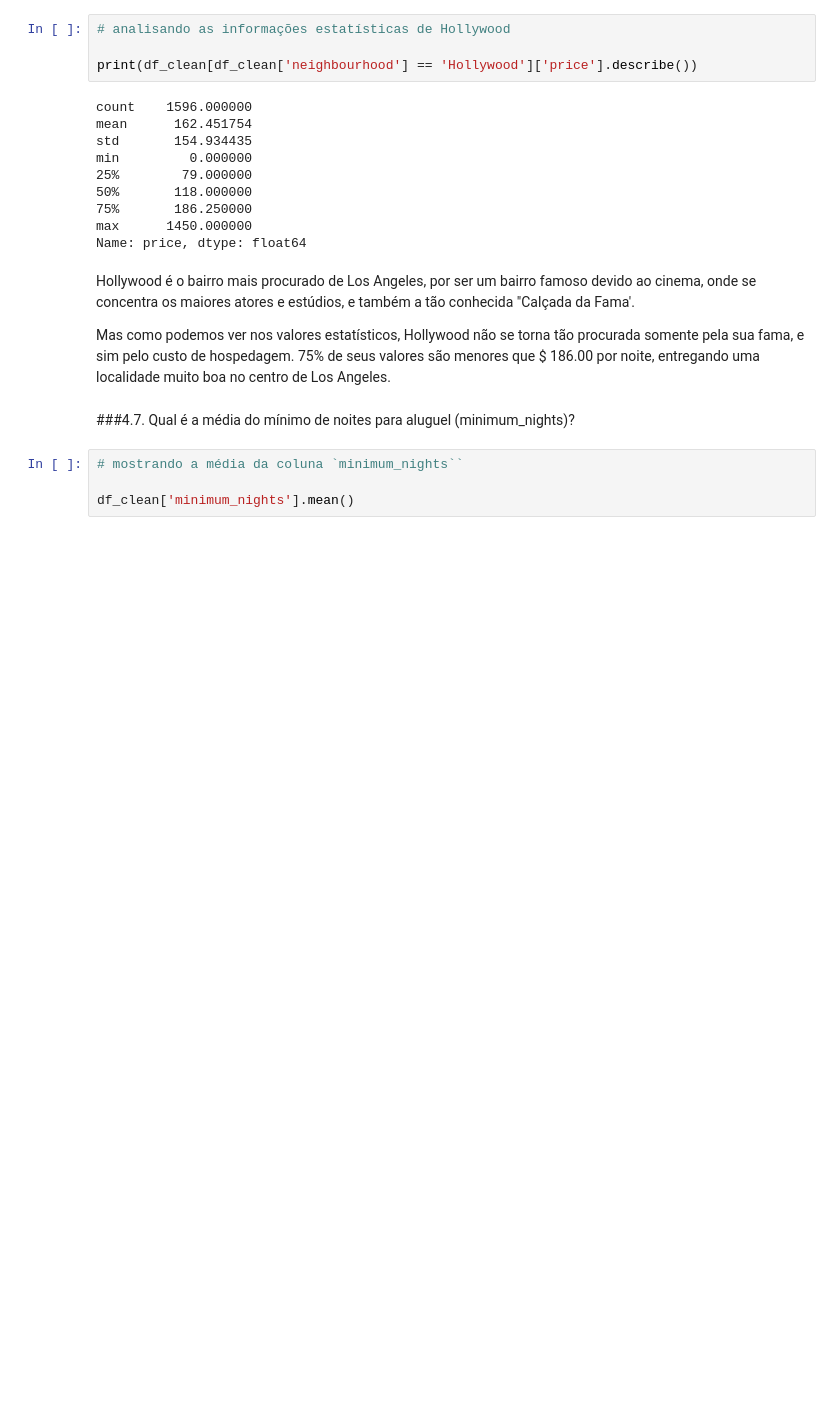
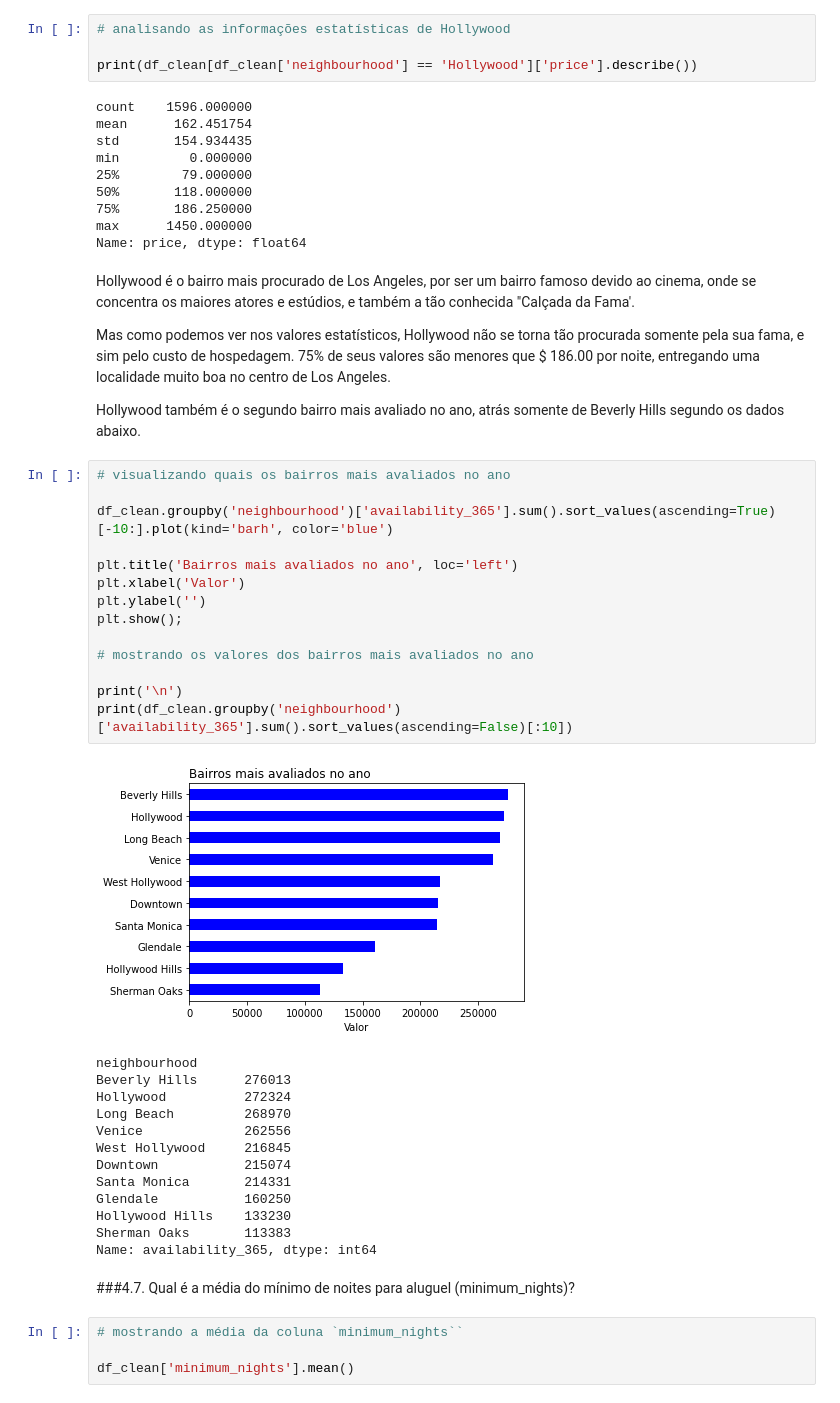
Before and after one commit to julianadslopes/Data_Science, a Jupyter notebook: Projeto_Analisando_os_Dados_do_Airbnb.ipynb, the cells around one changed output. Saved outputs shown, nothing was run; the diff lists cells and outputs as text; blank space fills up the shorter version.

```diff
--- a/Projeto_Analisando_os_Dados_do_Airbnb.ipynb
+++ b/Projeto_Analisando_os_Dados_do_Airbnb.ipynb
@@ -779,6 +779,36 @@ Name: price, dtype: float64
 Hollywood é o bairro mais procurado de Los Angeles, por ser um bairro famoso devido ao cinema, onde se concentra os maiores atores e estúdios, e também a tão conhecida "Calçada da Fama'.
 
 Mas como podemos ver nos valores estatísticos, Hollywood não se torna tão procurada somente pela sua fama, e sim pelo custo de hospedagem. 75% de seus valores são menores que $ 186.00 por noite, entregando uma localidade muito boa no centro de Los Angeles.
+
+Hollywood também é o segundo bairro mais avaliado no ano, atrás somente de Beverly Hills segundo os dados abaixo.
+# %%
+# visualizando quais os bairros mais avaliados no ano
+
+df_clean.groupby('neighbourhood')['availability_365'].sum().sort_values(ascending=True)[-10:].plot(kind='barh', color='blue')
+
+plt.title('Bairros mais avaliados no ano', loc='left')
+plt.xlabel('Valor')
+plt.ylabel('')
+plt.show();
+
+# mostrando os valores dos bairros mais avaliados no ano
+
+print('\n')
+print(df_clean.groupby('neighbourhood')['availability_365'].sum().sort_values(ascending=False)[:10])
+# %% [output]
+[figure, added]
+neighbourhood
+Beverly Hills      276013
+Hollywood          272324
+Long Beach         268970
+Venice             262556
+West Hollywood     216845
+Downtown           215074
+Santa Monica       214331
+Glendale           160250
+Hollywood Hills    133230
+Sherman Oaks       113383
+Name: availability_365, dtype: int64
 # %% [markdown]
 ###4.7. Qual é a média do mínimo de noites para aluguel (minimum_nights)?
 # %%
```
Also changed, not shown: parts of 1 cell of this notebook.
